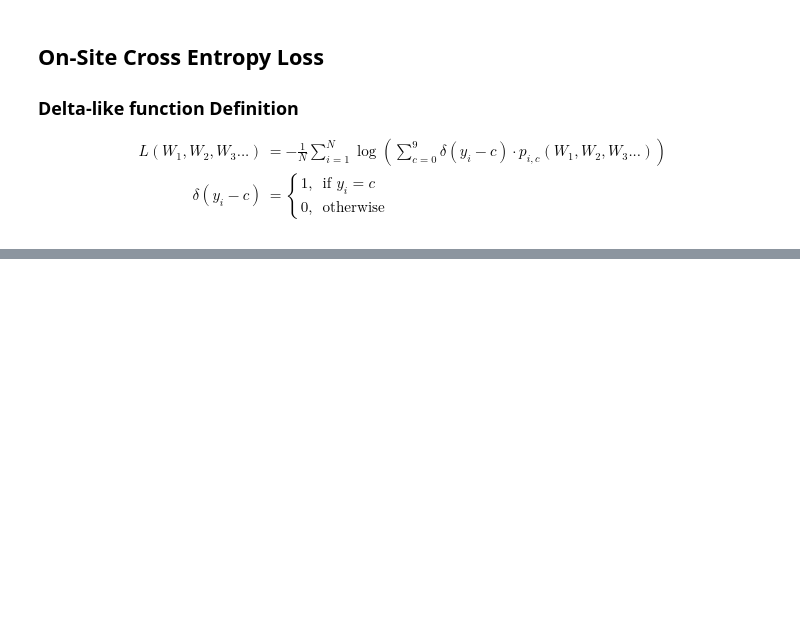
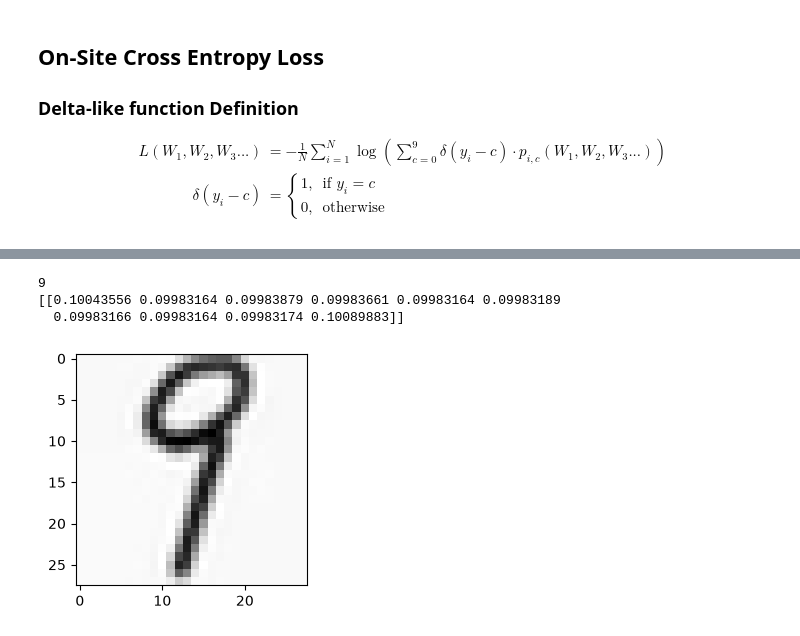
Before and after one commit to Catch1123/MachineLearningNote, a Jupyter notebook: nn/nn.ipynb, the cells around one changed output, grey strips where cells are left out. Saved outputs shown, nothing was run; the diff lists cells and outputs as text; code cells hidden in the pictures; blank space fills up the shorter version.

```diff
--- a/nn/nn.ipynb
+++ b/nn/nn.ipynb
@@ -99,0 +290,27 @@ np.float64(2.3054628846151113)
+# %%
+from PIL import Image
+
+img = Image.open("test_personal/9.jpg").convert('L')
+img_28 = img.resize((28, 28), Image.Resampling.LANCZOS)
+img_80 = img_28.resize((80, 80), Image.Resampling.LANCZOS)
+img_28 = img_80.resize((28, 28), Image.Resampling.LANCZOS)
+plt.figure(figsize=(6, 3))
+plt.imshow(img_28, cmap='gray')
+img_arr = np.array(img_28).reshape(1, 28*28) / 225
+img_arr = np.hstack([img_arr, np.ones((1, 1))])  # Add bias term
+
+# Forward pass for the personal image
+Af1_personal = fd(beta, img_arr, W1)
+Af3_personal = fd(beta, Af1_personal, W3)
+exAf3_personal = np.exp(Af3_personal)
+probs_personal = exAf3_personal / np.sum(exAf3_personal, axis=1, keepdims=True)
+# Predictions and accuracy
+predictions = np.argmax(probs_personal, axis=1)
+
+print(predictions[0])
+print(probs_personal)
+# %% [output]
+9
+[[0.10043556 0.09983164 0.09983879 0.09983661 0.09983164 0.09983189
+  0.09983166 0.09983164 0.09983174 0.10089883]]
+[figure, added]
```
Also changed, not shown: parts of 5 cells of this notebook, 6 other files.
